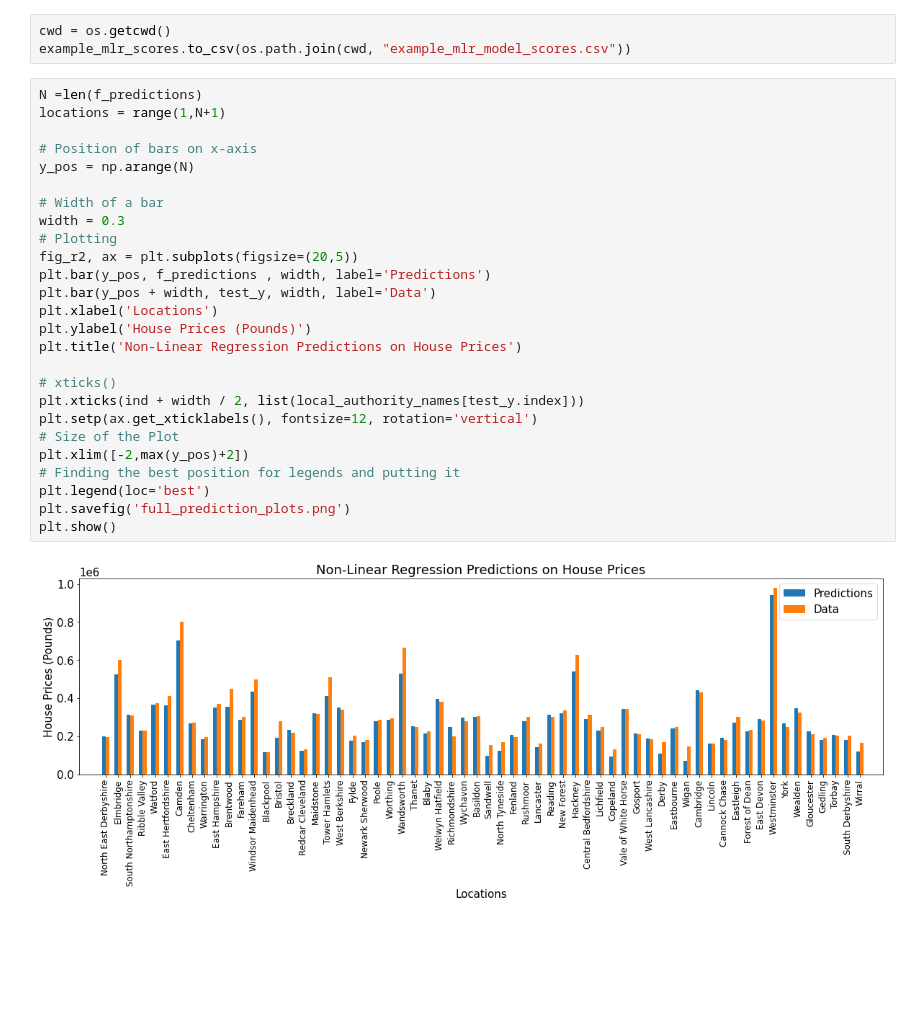
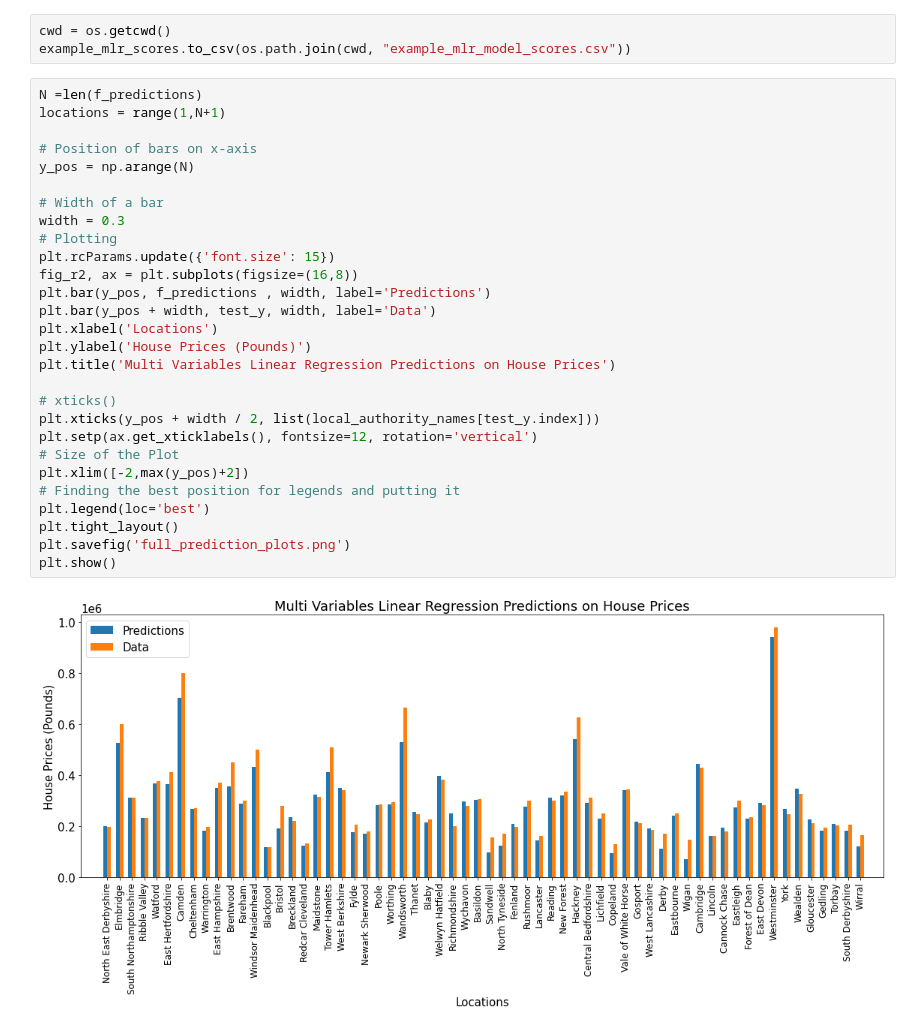
Before and after one commit to SIthodox2286/mdm_3_phace_C, a Jupyter notebook: multi_variable_linear_regression_analysis.ipynb, the cells around one changed output. Drawn from its saved outputs; the diff is of its cells as text; blank space fills up the shorter version.

Commit message:
change_font_size etc

```diff
--- a/multi_variable_linear_regression_analysis.ipynb
+++ b/multi_variable_linear_regression_analysis.ipynb
@@ -118,28 +108,30 @@ example_mlr_scores.to_csv(os.path.join(cwd, "example_mlr_model_scores.csv"))
 # %%
 N =len(f_predictions)
 locations = range(1,N+1)
 
 # Position of bars on x-axis
 y_pos = np.arange(N)
 
 # Width of a bar
 width = 0.3
 # Plotting
-fig_r2, ax = plt.subplots(figsize=(20,5))
+plt.rcParams.update({'font.size': 15})
+fig_r2, ax = plt.subplots(figsize=(16,8))
 plt.bar(y_pos, f_predictions , width, label='Predictions')
 plt.bar(y_pos + width, test_y, width, label='Data')
 plt.xlabel('Locations')
 plt.ylabel('House Prices (Pounds)')
-plt.title('Non-Linear Regression Predictions on House Prices')
+plt.title('Multi Variables Linear Regression Predictions on House Prices')
 
 # xticks()
-plt.xticks(ind + width / 2, list(local_authority_names[test_y.index]))
+plt.xticks(y_pos + width / 2, list(local_authority_names[test_y.index]))
 plt.setp(ax.get_xticklabels(), fontsize=12, rotation='vertical')
 # Size of the Plot
 plt.xlim([-2,max(y_pos)+2])
 # Finding the best position for legends and putting it
 plt.legend(loc='best')
+plt.tight_layout()
 plt.savefig('full_prediction_plots.png')
 plt.show()
 # %% [output]
-[figure, old version]
+[figure, new version]
```
Also changed, not shown: parts of 3 cells of this notebook, 2 other files.
